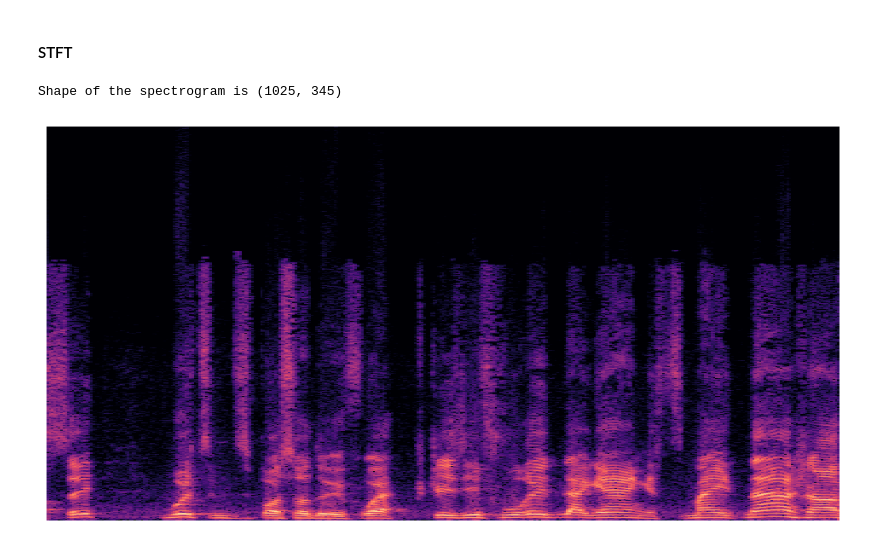
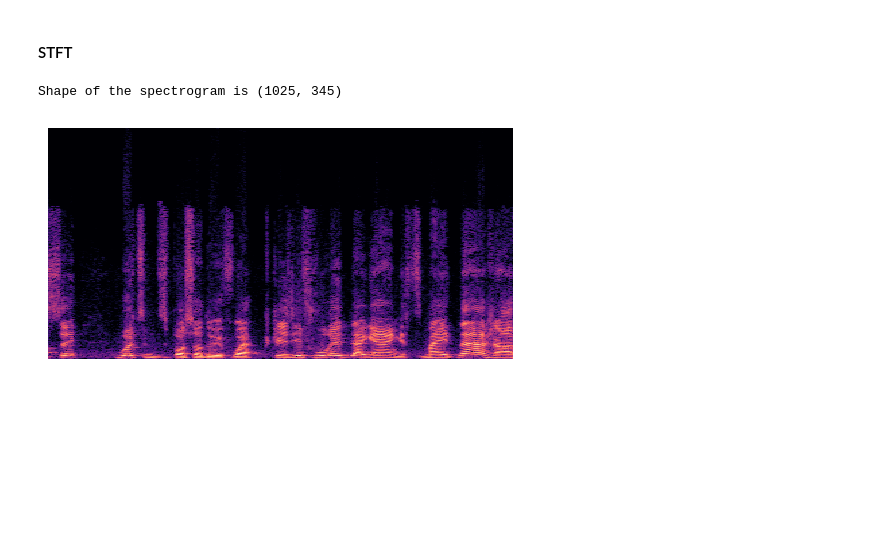
Before and after one commit to Metriida/language_classification, a Jupyter notebook: projet.ipynb, the cells around one changed output. Cells and saved outputs as stored; diff of their text form; code cells hidden in the pictures; blank space fills up the shorter version.

```diff
--- a/projet.ipynb
+++ b/projet.ipynb
@@ -105,19 +105,19 @@ X_scale = StandardScaler().fit_transform(X)
 # %%
 # Calculer le spectrogramme
 stft_result = librosa.stft(X_scale[0], n_fft=2048, hop_length=512)
 spectrogram = np.abs(stft_result)
 spectrogram_db = librosa.amplitude_to_db(spectrogram, ref=np.max)
 
 # Créer le graphique du spectrogramme (sans axes ni titre)
-plt.figure(figsize=(12, 6))
+plt.figure(figsize=(6, 3))
 plt.axis('off')  # Désactiver les axes
 librosa.display.specshow(spectrogram_db, sr=None, hop_length=512,
                             x_axis=None, y_axis=None, cmap="magma")
 
 print(f"Shape of the spectrogram is {spectrogram_db.shape}")
 # %% [output]
 Shape of the spectrogram is (1025, 345)
-[figure, old version]
+[figure, new version]
 # %%
 # obtenir X_stft
 X_stft = np.empty((X_scale.shape[0], spectrogram_db.shape[0], spectrogram_db.shape[1]))
```
Also changed, not shown: parts of 9 cells of this notebook.
